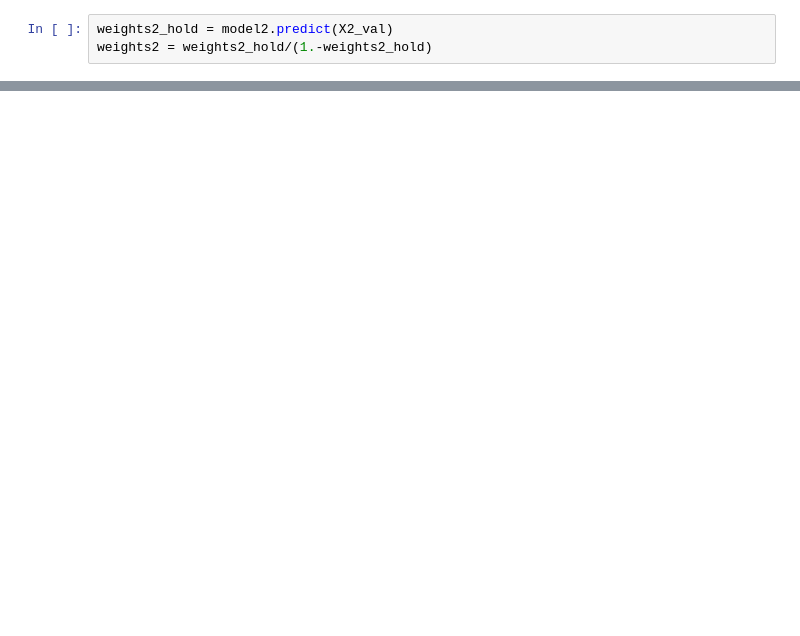
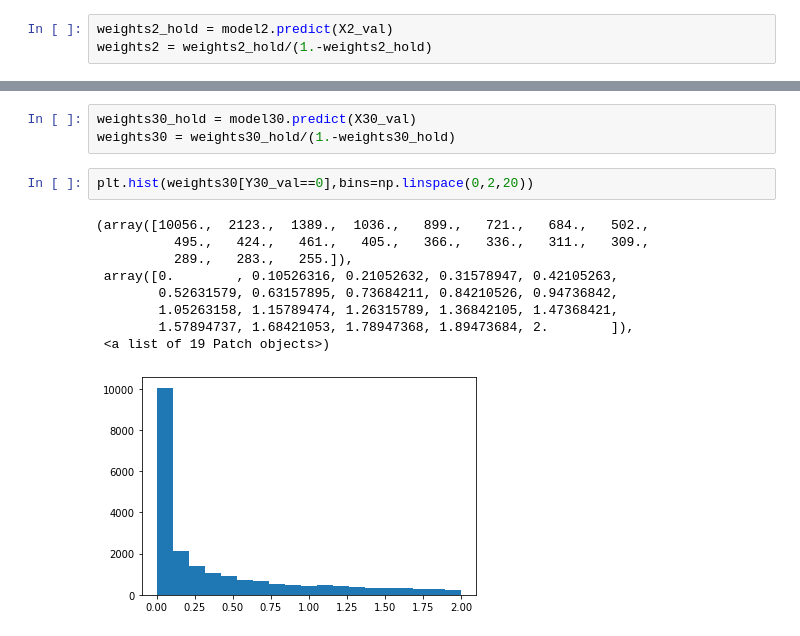
Before and after one commit to bnachman/DCTRGAN, a Jupyter notebook: DCTRGAN_highlevel.ipynb, the cells around one changed output, grey strips where cells are left out. Drawn from its saved outputs; the diff is of its cells as text; blank space fills up the shorter version.

```diff
--- a/DCTRGAN_highlevel.ipynb
+++ b/DCTRGAN_highlevel.ipynb
@@ -315,0 +281,15 @@ makeplotwithratio("EnergyLayer3.pdf",mybins=np.linspace(20,600,20),whichone=5,ax
+# %%
+weights30_hold = model30.predict(X30_val)
+weights30 = weights30_hold/(1.-weights30_hold)
+# %%
+plt.hist(weights30[Y30_val==0],bins=np.linspace(0,2,20))
+# %% [output]
+(array([10056.,  2123.,  1389.,  1036.,   899.,   721.,   684.,   502.,
+          495.,   424.,   461.,   405.,   366.,   336.,   311.,   309.,
+          289.,   283.,   255.]),
+ array([0.        , 0.10526316, 0.21052632, 0.31578947, 0.42105263,
+        0.52631579, 0.63157895, 0.73684211, 0.84210526, 0.94736842,
+        1.05263158, 1.15789474, 1.26315789, 1.36842105, 1.47368421,
+        1.57894737, 1.68421053, 1.78947368, 1.89473684, 2.        ]),
+ <a list of 19 Patch objects>)
+[figure, added]
```
Also changed, not shown: parts of 31 cells of this notebook.
